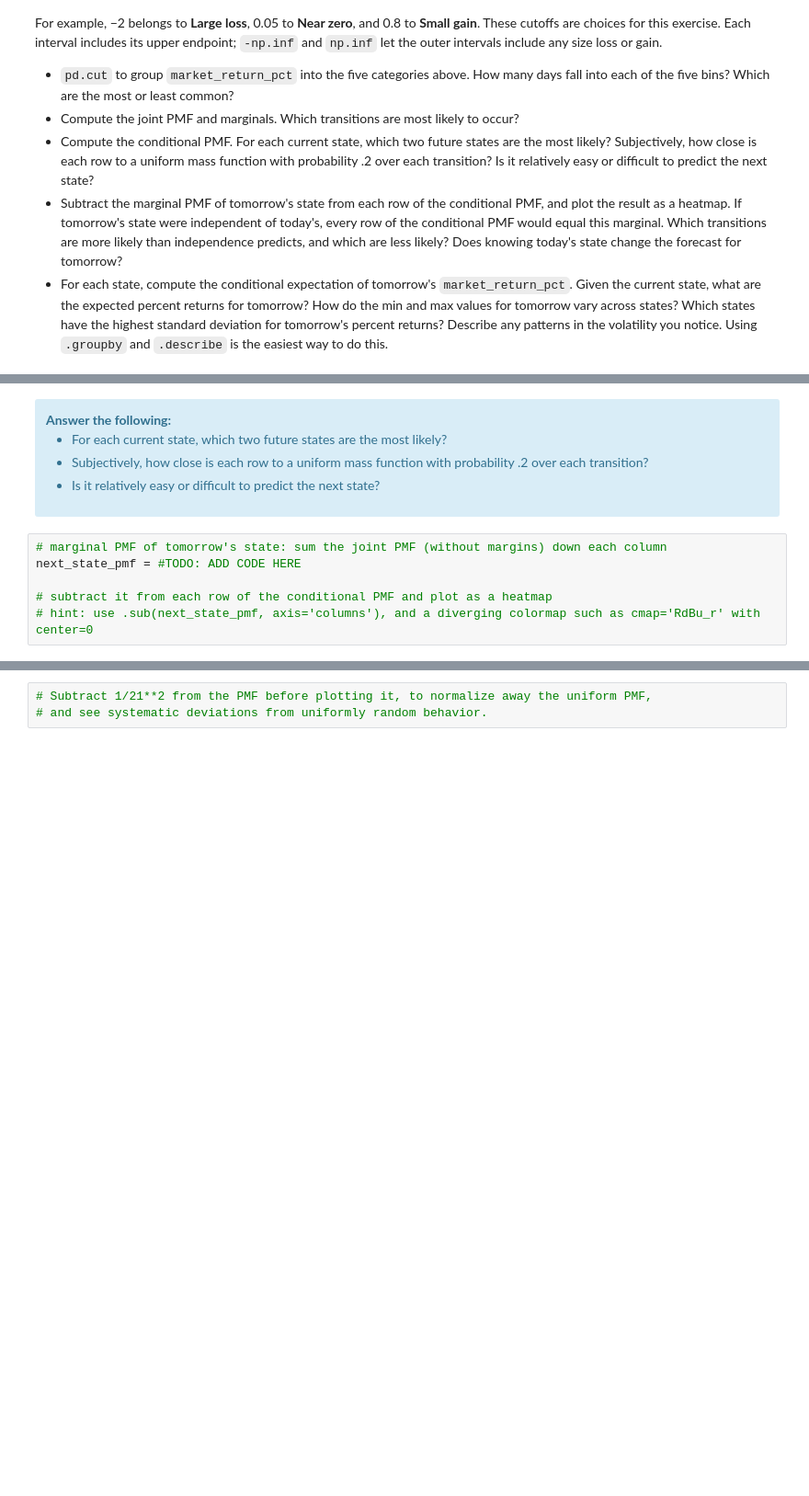
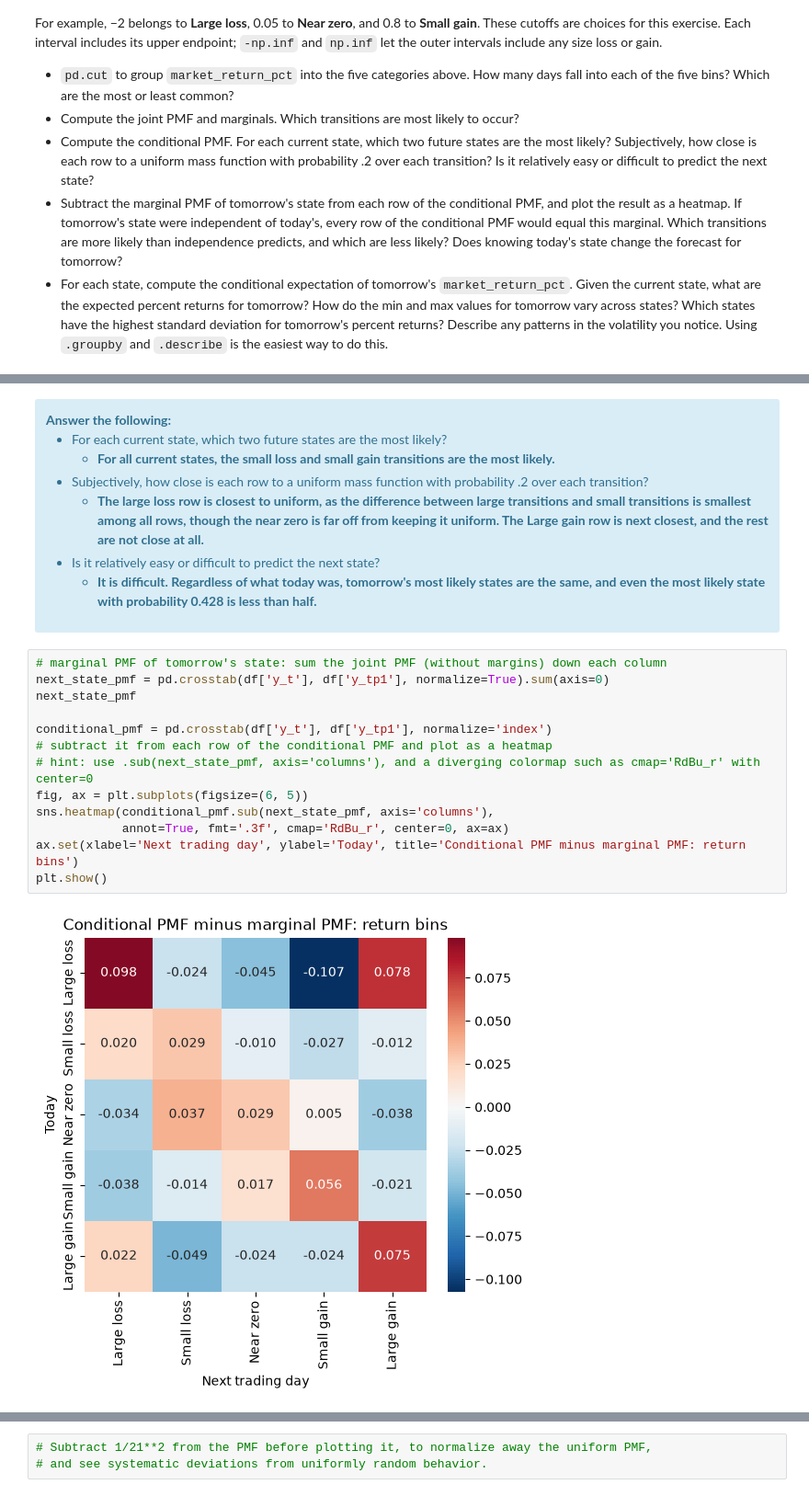
Before and after one commit to jisungl/UU_F26_templates, a Jupyter notebook: Week09/Thursday_lab/lab08.ipynb, the cells around one changed output, grey strips where cells are left out. Shown at 92% size. Cells and saved outputs as stored; diff of their text form; blank space fills up the shorter version.

```diff
--- a/Week09/Thursday_lab/lab08.ipynb
+++ b/Week09/Thursday_lab/lab08.ipynb
@@ -127,15 +211,27 @@ Which transitions are most likely to occur?
 <div class='alert alert-info'><b>Answer the following:</b>
 
 - For each current state, which two future states are the most likely?
+    - **For all current states, the small loss and small gain transitions are the most likely.**
 - Subjectively, how close is each row to a uniform mass function with probability .2 over each transition?
+    - **The large loss row is closest to uniform, as the difference between large transitions and small transitions is smallest among all rows, though the near zero is far off from keeping it uniform. The Large gain row is next closest, and the rest are not close at all.**
 - Is it relatively easy or difficult to predict the next state?
+    - **It is difficult. Regardless of what today was, tomorrow's most likely states are the same, and even the most likely state with probability 0.428 is less than half.**
 </div>
 # %%
 # marginal PMF of tomorrow's state: sum the joint PMF (without margins) down each column
-next_state_pmf = #TODO: ADD CODE HERE
+next_state_pmf = pd.crosstab(df['y_t'], df['y_tp1'], normalize=True).sum(axis=0)
+next_state_pmf
 
+conditional_pmf = pd.crosstab(df['y_t'], df['y_tp1'], normalize='index')
 # subtract it from each row of the conditional PMF and plot as a heatmap
 # hint: use .sub(next_state_pmf, axis='columns'), and a diverging colormap such as cmap='RdBu_r' with center=0
+fig, ax = plt.subplots(figsize=(6, 5))
+sns.heatmap(conditional_pmf.sub(next_state_pmf, axis='columns'),
+            annot=True, fmt='.3f', cmap='RdBu_r', center=0, ax=ax)
+ax.set(xlabel='Next trading day', ylabel='Today', title='Conditional PMF minus marginal PMF: return bins')
+plt.show()
+# %% [output]
+[figure, added]
 # %% [markdown]
 <div class='alert alert-info'><b>Answer the following:</b>
 
```
Also changed, not shown: parts of 33 cells of this notebook, 1 other file.
